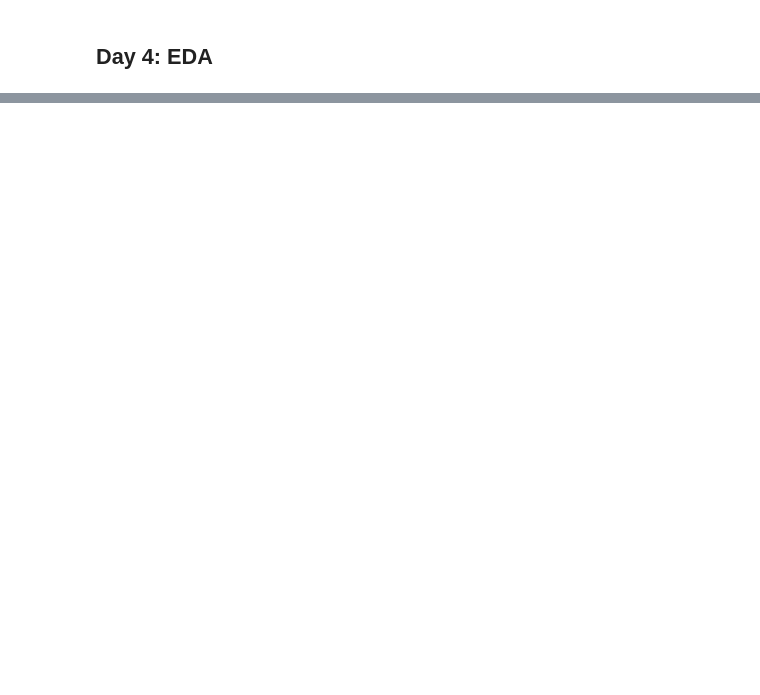
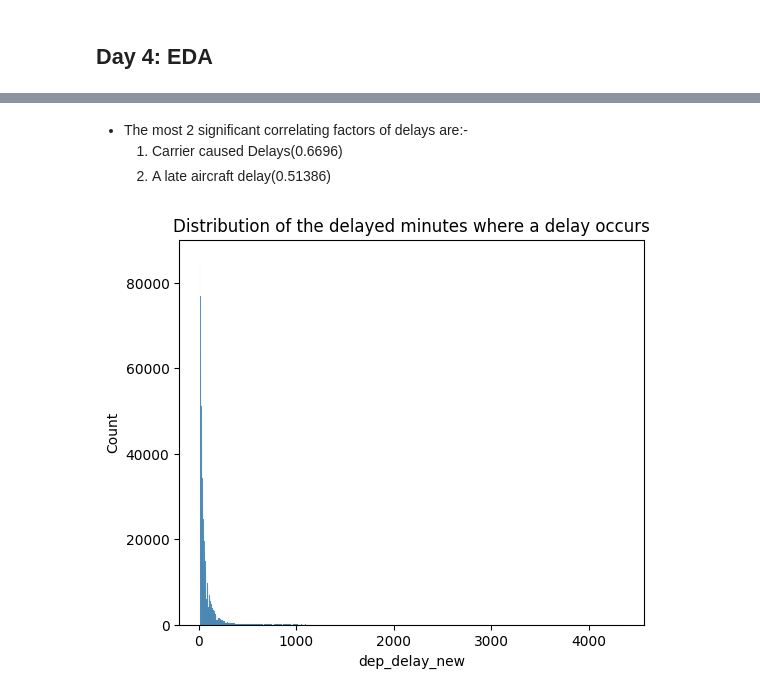
Before and after one commit to mndenyi01/airline_delay-ml, a Jupyter notebook: notebooks/04_eda.ipynb, the cells around one changed output, grey strips where cells are left out. Saved outputs shown, nothing was run; the diff lists cells and outputs as text; code cells hidden in the pictures; blank space fills up the shorter version.

```diff
--- a/notebooks/04_eda.ipynb
+++ b/notebooks/04_eda.ipynb
@@ -39,0 +87,15 @@ print(f"On-time: {pct_on_time:.1f}%, Delayed: {pct_delayed:.1f}%")
+# %% [markdown]
+- The most 2 significant correlating factors of delays are:-
+    1. Carrier caused Delays(0.6696)
+    2. A late aircraft delay(0.51386)
+# %%
+# Distribution of Delay minutes.
+# If we're to keep the whole dataset
+# Against all rows with delay minutes.
+
+plt.figure(figsize=(6,5))
+sns.histplot(data=eda_df["dep_delay_new"], kde=False)
+plt.title("Distribution of the delayed minutes where a delay occurs")
+plt.show()
+# %% [output]
+[figure, added]
```
Also changed, not shown: parts of 10 cells of this notebook, 1 other file.
